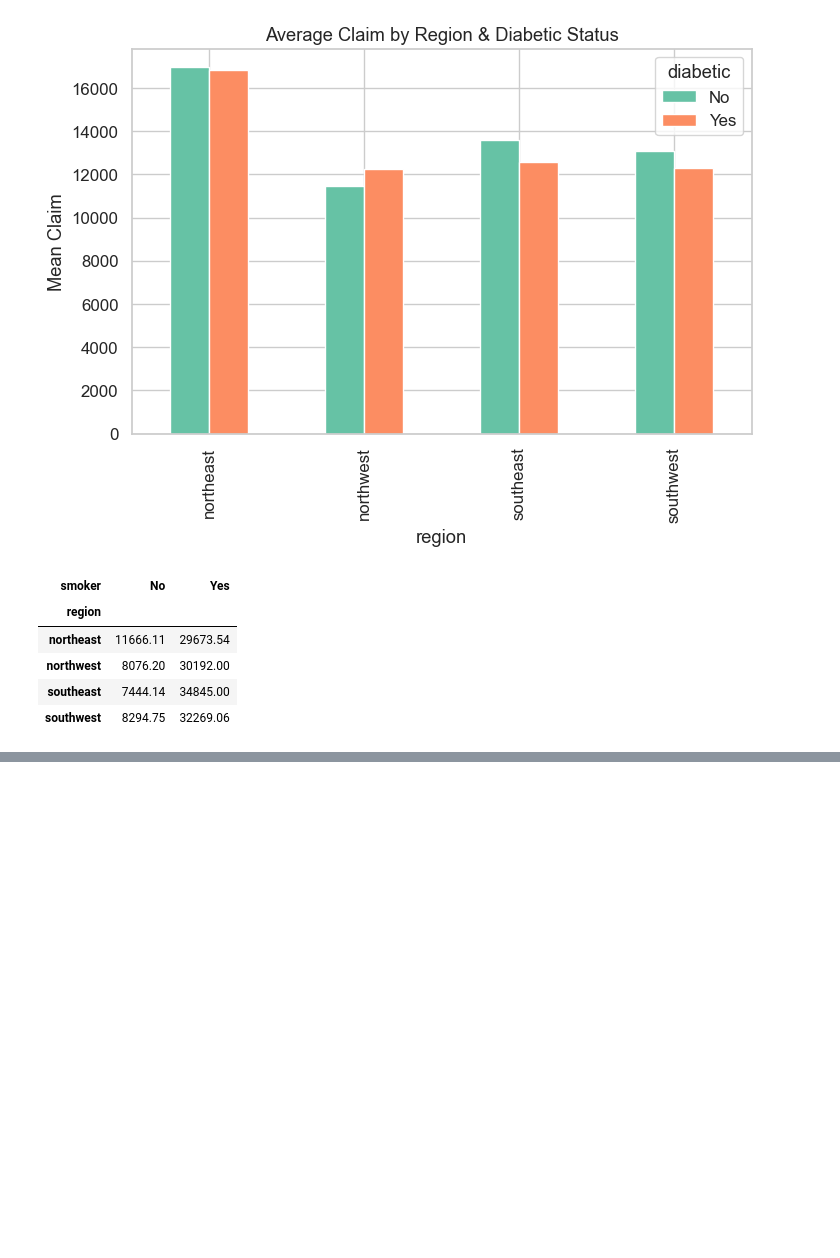
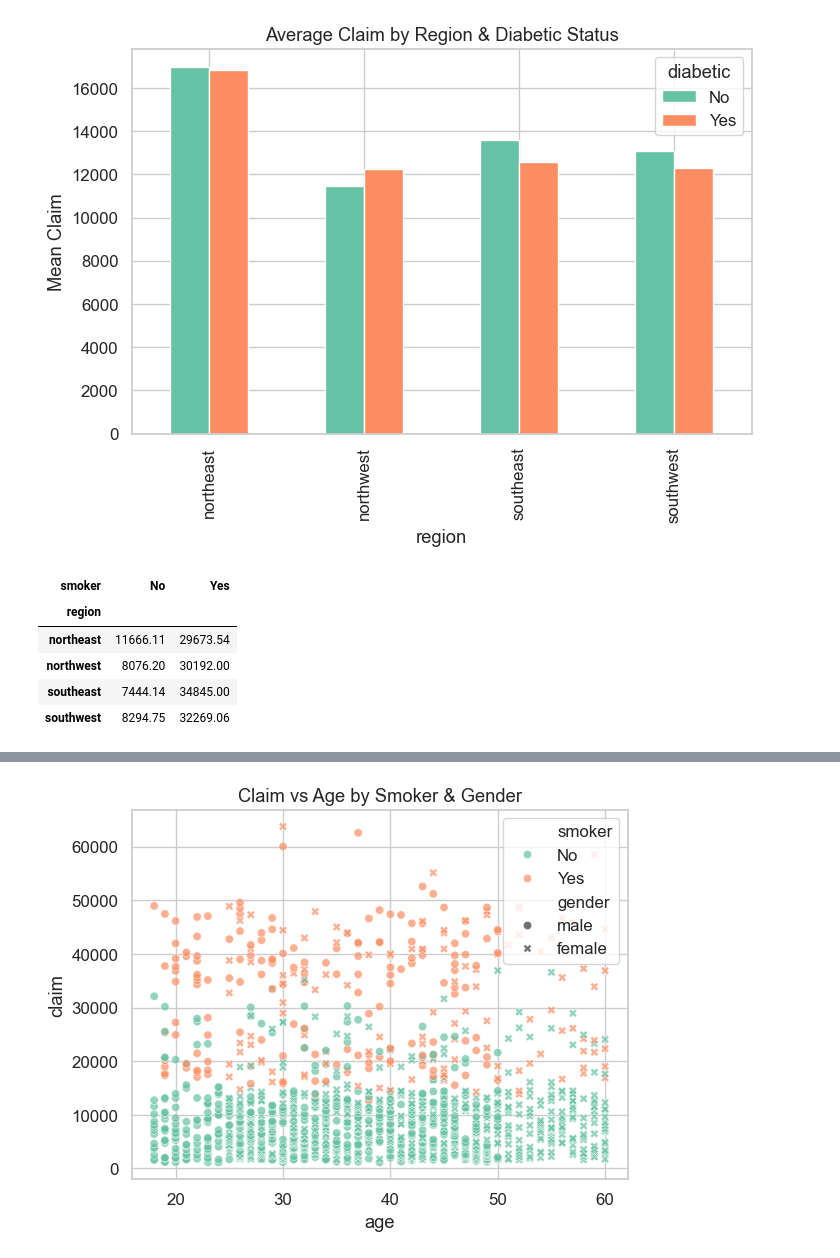
Before and after one commit to chirraaggggg/Medical-Insurance-Cost-Prediction-Using-ML, a Jupyter notebook: model_analysis.ipynb, the cells around one changed output, grey strips where cells are left out. Saved outputs shown, nothing was run; the diff lists cells and outputs as text; code cells hidden in the pictures; blank space fills up the shorter version.

```diff
--- a/model_analysis.ipynb
+++ b/model_analysis.ipynb
@@ -259,0 +287,6 @@ pivot_table
+# %%
+sns.scatterplot(data = df, x = "age", y = "claim", hue = "smoker", style = "gender", alpha = 0.7)
+plt.title("Claim vs Age by Smoker & Gender")
+plt.show()
+# %% [output]
+[figure, added]
```
Also changed, not shown: parts of 17 cells of this notebook.
